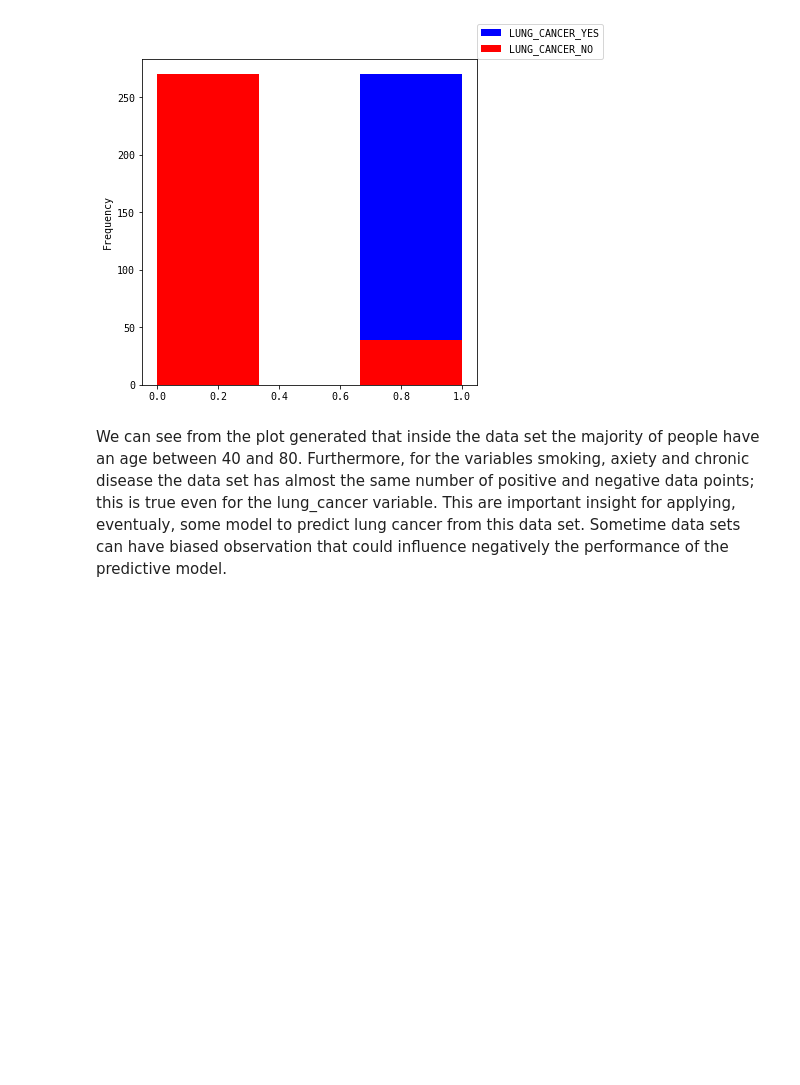
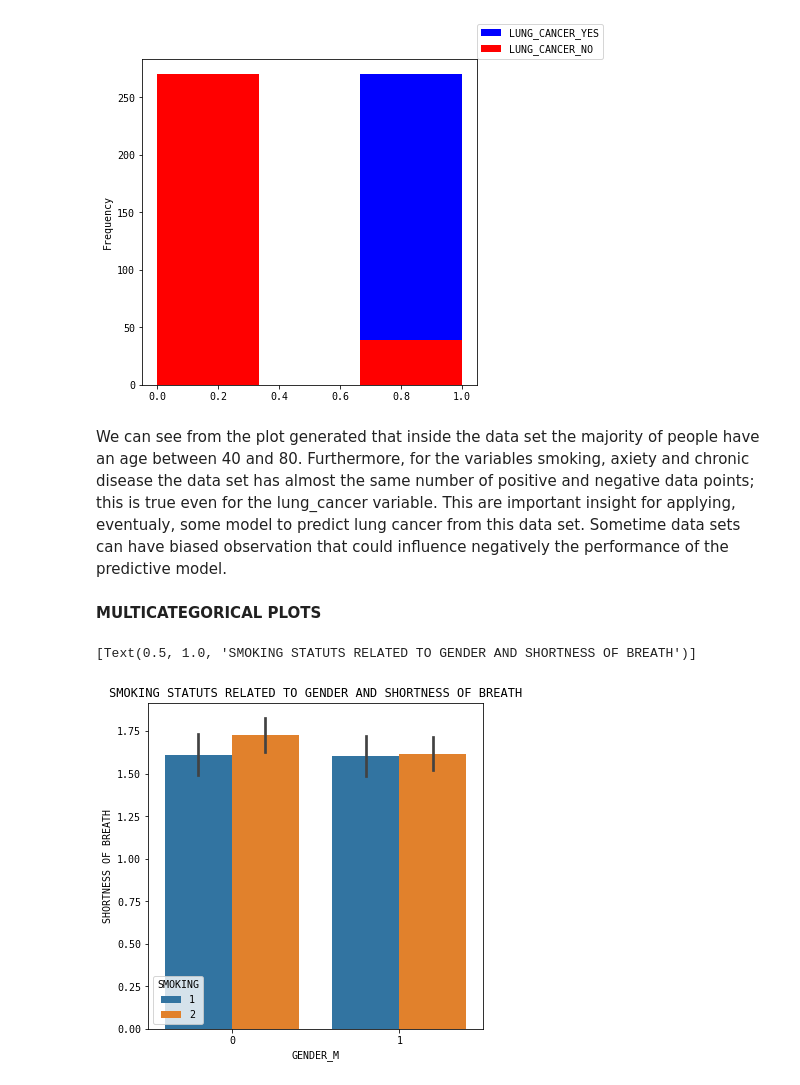
Before and after one commit to yassinzeraoulia97/esercizi, a Jupyter notebook: analysis.ipynb, the cells around one changed output. Cells and saved outputs as stored; diff of their text form; code cells hidden in the pictures; blank space fills up the shorter version.

Commit message:
final plots

```diff
--- a/analysis.ipynb
+++ b/analysis.ipynb
@@ -68,3 +70,12 @@ plt.legend(loc=(1,1))
 # %% [markdown]
 We can see from the plot generated that inside the data set the majority of people have an age between 40 and 80. Furthermore, for the variables smoking, axiety and chronic disease the data set has almost the same number of positive and negative data points; this is true even for the lung_cancer variable.
 This are important insight for applying, eventualy, some model to predict lung cancer from this data set. Sometime data sets can have biased observation that could influence negatively the performance of the predictive model.
+# %% [markdown]
+**MULTICATEGORICAL PLOTS**
+# %%
+import seaborn as sns
+
+sns.barplot(x = 'GENDER_M', y= 'SHORTNESS OF BREATH',hue="SMOKING", data=data, orient='v').set(title='SMOKING STATUTS RELATED TO GENDER AND SHORTNESS OF BREATH')
+# %% [output]
+[Text(0.5, 1.0, 'SMOKING STATUTS RELATED TO GENDER AND SHORTNESS OF BREATH')]
+[figure, added]
```
Also changed, not shown: parts of 4 cells of this notebook.
